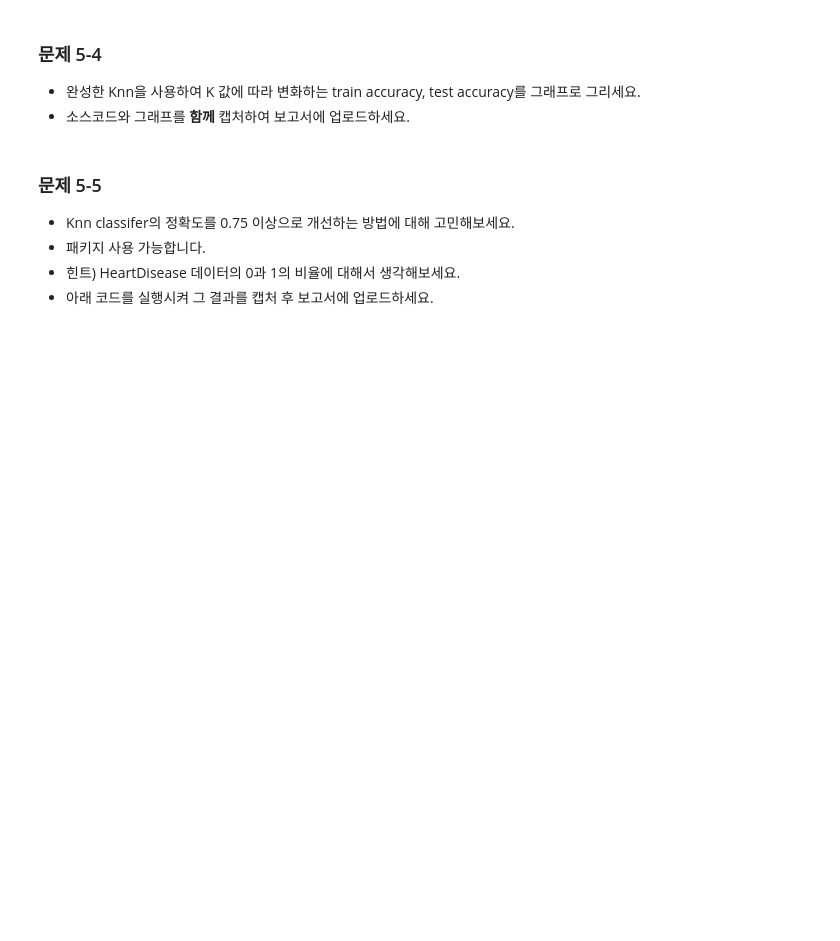
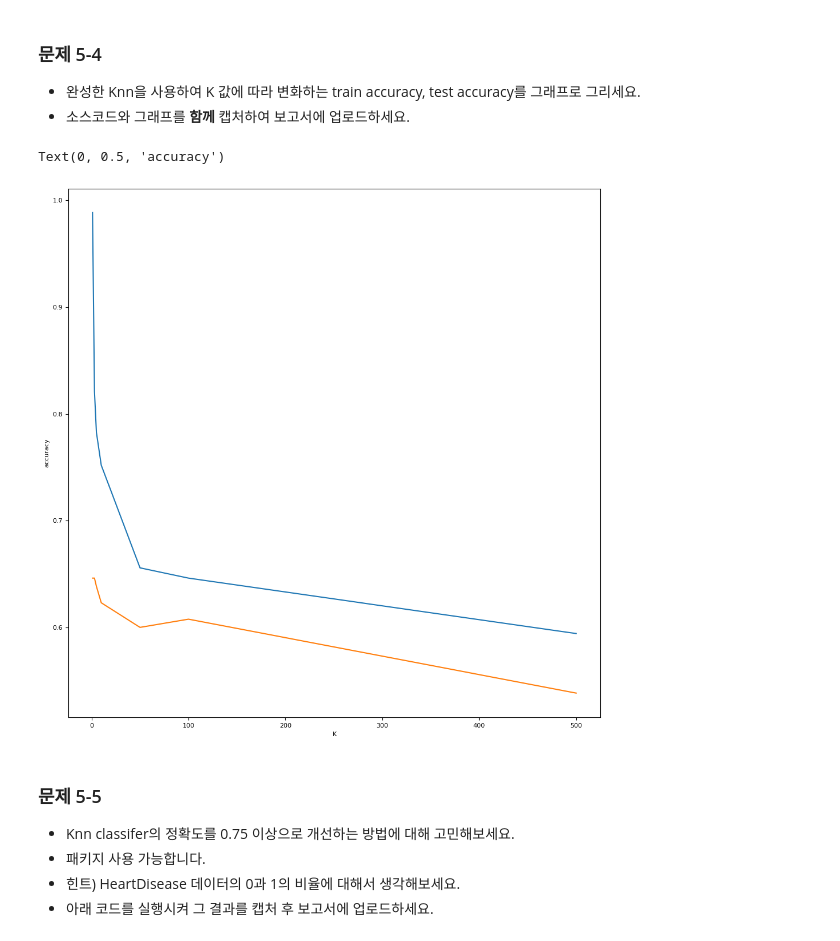
Before and after one commit to heeeeee0129/2022S-ML, a Jupyter notebook: HW1_ipynb의_사본.ipynb, the cells around one changed output. Drawn from its saved outputs; the diff is of its cells as text; code cells hidden in the pictures; blank space fills up the shorter version.

```diff
--- a/HW1_ipynb의_사본.ipynb
+++ b/HW1_ipynb의_사본.ipynb
@@ -126,6 +272,7 @@ data.duplicated().sum()
   * 입력: 원본 데이터, outlier가 있다고 판단한 열 하나
   * 출력: outlier들만 있는 DataFrame
 # %%
+from operator import indexOf
 def extract_outliers(data,col):
 
   q1 =  data[col].quantile(0.25)
@@ -136,9 +283,14 @@ def extract_outliers(data,col):
   # 코드 시작과 코드 끝 라인을 삭제하지 마세요.
   ################ 코드 시작  #####################
 
+  iqr = q3-q1
+  lower_bound = q1 - (iqr * 1.5)
+  upper_bound = q3 + (iqr * 1.5)
 
-                  # 코드 작성
+  search_df = data[(data[col] > upper_bound) | (data[col] < lower_bound)]
+  # (data[col] > upper_bound) | (data[col] < lower_bound)를 통해서
+  # 결측치에 해당하는 인덱스를 알아내고 결측치 데이터를 search_df에 넣음
 
 
   ################ 코드 꿑  ######################
-  return out
+  return search_df
@@ -162,5 +414,12 @@ data_clean.shape
 ### 문제 4-1
 * data_clean의 Sex 열의 데이터 값을 남성(M)일 경우 0, 여성(F)일 경우 1로 인코딩하세요.
 * 인코딩 후 data_clean.head()의 결과를 보고서에 캡처하여 업로드하세요.
+# %%
+
+map_sex = {'M':'0', 'F':'1', '0':'0', '1':'1'} # Sex column에 각 매핑할 숫자를 매칭해서 입력
+# (반복해서 실행하는 경우를 위해 0과 1인 경우도 고려함)
+col = ['Sex']  # 위의 매핑을 적용할 칼럼을 정의
+
+data_clean[col] = data_clean[col].applymap(map_sex.get) #Sex 칼럼에 맵핑 함수를 적용
 # %%
 data_clean.head()
@@ -167,5 +433,11 @@ data_clean.head()
 # %% [markdown]
 ### 문제 4-2
 * data_clean의 ExerciseAngina 열의 데이터 값을 N인 경우 0, Y인 경우 1로 인코딩하세요.
+# %%
+map_sex = {'N':'0', 'Y':'1', '0':'0', '1':'1'} # ExerciseAngina column에 각 매핑할 숫자를 매칭해서 입력
+# (반복해서 실행하는 경우를 위해 0과 1인 경우도 고려함)
+col = ['ExerciseAngina']  # 위의 매핑을 적용할 칼럼을 정의
+
+data_clean[col] = data_clean[col].applymap(map_sex.get) #ExerciseAngina 칼럼에 맵핑 함수를 적용
 # %%
 data_clean.head()
@@ -356,22 +703,32 @@ accuracy_score(y_test, result)
 # %%
 K = [1, 3, 5, 10, 50, 100, 500]
 train_acc = []
 test_acc = []
 
 ################  문제 5-4  ####################
 # 소스코드를 입력하고 캡처 후 보고서에 업로드하세요.
 # 코드 시작과 코드 끝 라인을 삭제하지 마세요.
 ################ 코드 시작  #####################
 
 # 소스코드를 입력하고 그래프와 함께 캡처 후 보고서에 업로드 하세요
-
+for i in K:
+  classifier = Knn(i)
+  classifier.fit(X_train, y_train)
+  result = classifier.predict(X_test)
+  test_acc.append(accuracy_score(y_test, result))
+  result = classifier.predict(X_train)
+  train_acc.append(accuracy_score(y_train, result))
+plt.rcParams['figure.figsize'] = (12, 12)
 ################ 코드 끝  ######################
 # x축을 K값, y축을 정확도로하여 K에 대한 train, test의 정확도에 대한 그래프 생성
 plt.figure()
 plt.plot(K, train_acc, label='train accuracy')
 plt.plot(K, test_acc, label='test accuracy')
 plt.xlabel('K')
 plt.ylabel('accuracy')
+# %% [output]
+Text(0, 0.5, 'accuracy')
+[figure, added]
 # %% [markdown]
 ### 문제 5-5
 * Knn classifer의 정확도를 0.75 이상으로 개선하는 방법에 대해 고민해보세요.
```
Also changed, not shown: parts of 40 cells of this notebook.
